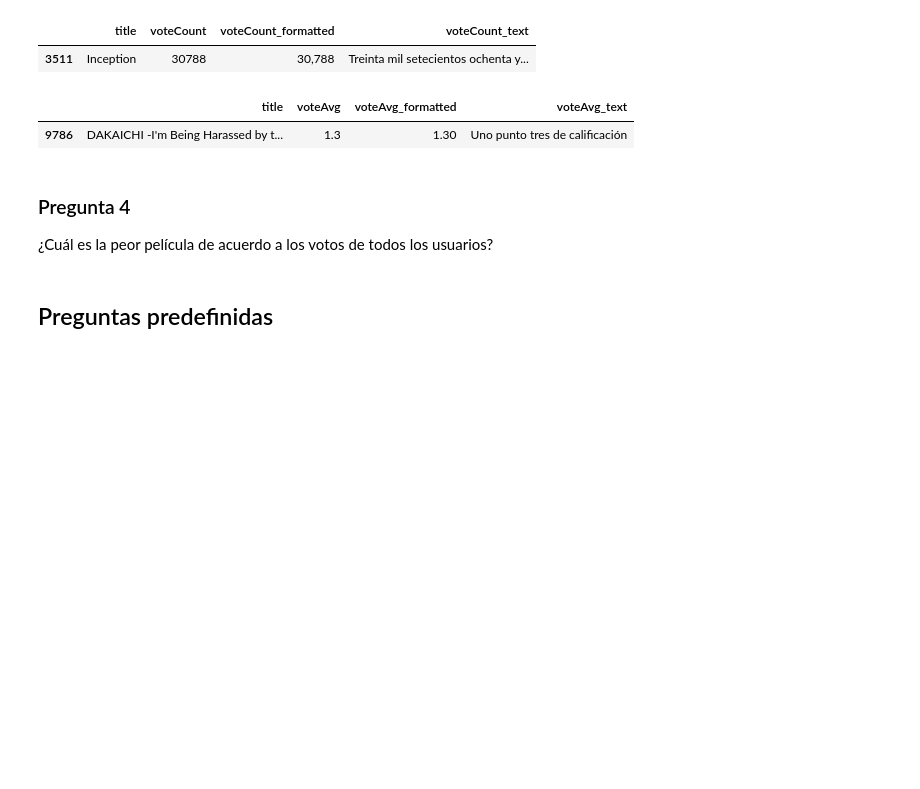
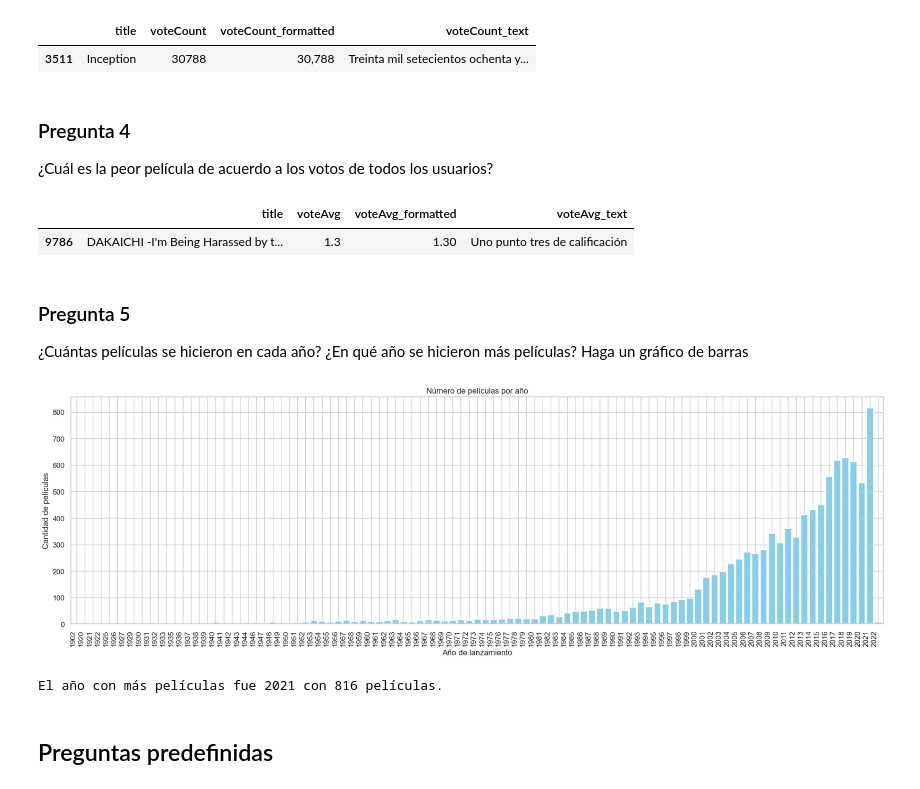
Before and after one commit to Gxrco/DM-HT1, a Jupyter notebook: descriptive_analysis.ipynb, the cells around one changed output. Saved outputs shown, nothing was run; the diff lists cells and outputs as text; code cells hidden in the pictures; blank space fills up the shorter version.

Commit message:
feat(analysis): add movie count per year with bar chart

```diff
--- a/descriptive_analysis.ipynb
+++ b/descriptive_analysis.ipynb
@@ -83,6 +83,9 @@ display(most_voted_movie)
 # %% [output]
 |  | title | voteCount | voteCount_formatted | voteCount_text |
 | 3511 | Inception | 30788 | 30,788 | Treinta mil setecientos ochenta y... |
+# %% [markdown]
+### Pregunta 4
+¿Cuál es la peor película de acuerdo a los votos de todos los usuarios?
 # %%
 worst_rated_movie = df[['title', 'voteAvg']].sort_values(by='voteAvg', ascending=True).head(1)
 
@@ -97,9 +100,31 @@ display(worst_rated_movie)
 # %% [output]
 |  | title | voteAvg | voteAvg_formatted | voteAvg_text |
 | 9786 | DAKAICHI -I'm Being Harassed by t... | 1.3 | 1.30 | Uno punto tres de calificación |
-# %% [markdown]
-### Pregunta 4
-¿Cuál es la peor película de acuerdo a los votos de todos los usuarios?
+# %% [markdown]
+### Pregunta 5
+¿Cuántas películas se hicieron en cada año? ¿En qué año se hicieron más
+películas? Haga un gráfico de barras
+# %%
+df['releaseYear'] = pd.to_datetime(df['releaseDate'], errors='coerce').dt.year
+
+movies_per_year = df['releaseYear'].value_counts().sort_index()
+
+most_movies_year = movies_per_year.idxmax()
+most_movies_count = movies_per_year.max()
+
+plt.figure(figsize=(18, 6))
+movies_per_year.plot(kind='bar', color='skyblue', width=0.8)
+plt.xlabel("Año de lanzamiento")
+plt.ylabel("Cantidad de películas")
+plt.title("Número de películas por año")
+plt.xticks(rotation=90, ha='right')
+plt.tight_layout()
+plt.show()
+
+print(f"El año con más películas fue {most_movies_year} con {most_movies_count} películas.")
+# %% [output]
+[figure, added]
+El año con más películas fue 2021 con 816 películas.
 # %% [markdown]
 ## Preguntas predefinidas
 # %% [markdown]
```
